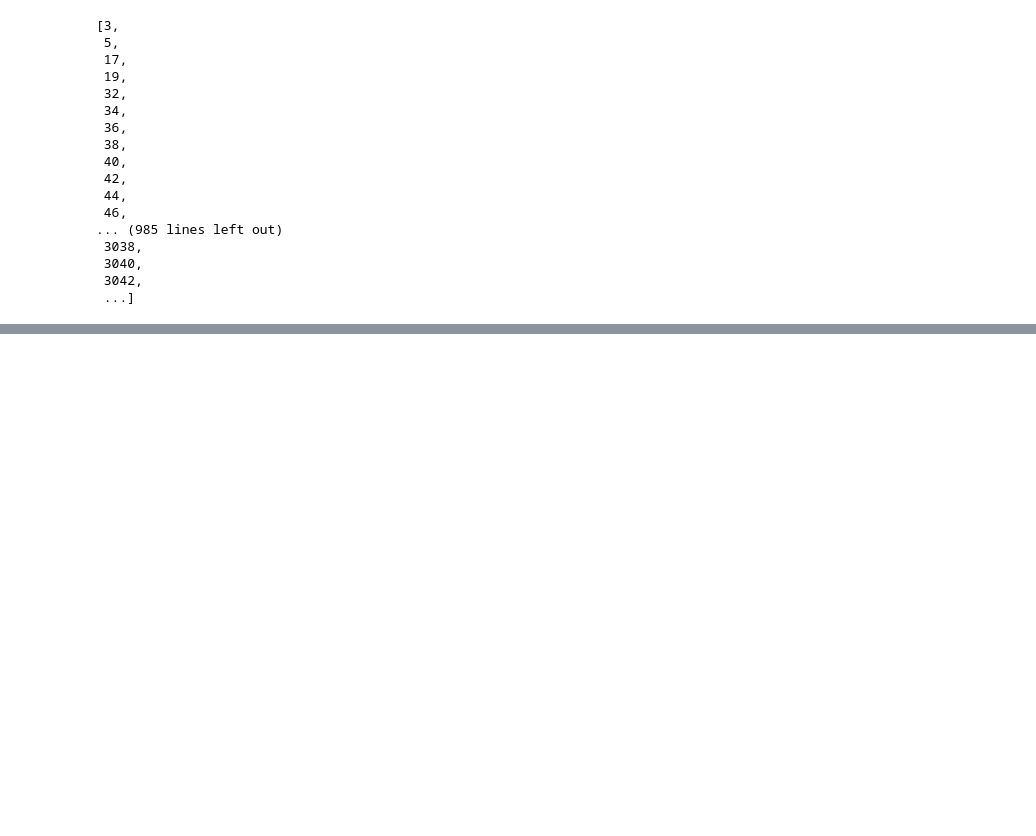
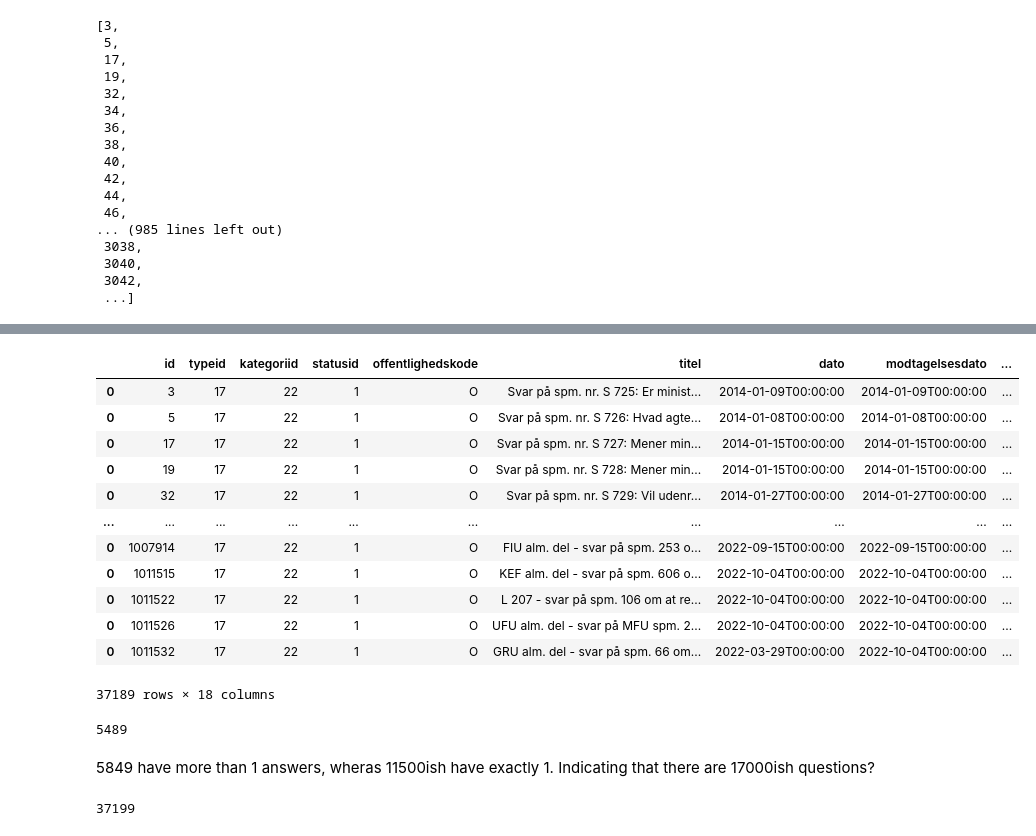
Before and after one commit to Rune-Nedergaard/XAI-NLP, a Jupyter notebook: notebooks/EDA.ipynb, the cells around one changed output, grey strips where cells are left out. Cells and saved outputs as stored; diff of their text form; code cells hidden in the pictures; blank space fills up the shorter version.

```diff
--- a/notebooks/EDA.ipynb
+++ b/notebooks/EDA.ipynb
@@ -101,7 +101,8 @@ def get_all_answers(url):
 
             r = requests.get(prev['odata.nextLink'])
             answers['value'] += r.json()['value']
-            print(f'Page {page} done')
+            if page % 50 == 0:
+                print(f'Page {page} done')
             page += 1
             prev = r.json()
 
@@ -446,0 +441,32 @@ df.to_csv('combined.csv', index=False)
+# %%
+#we check how many of the p20_answers "id" are not None
+p20_answers.head(-10)
+# %% [output]
+|  | id | typeid | kategoriid | statusid | offentlighedskode | titel | dato | modtagelsesdato | ... |
+| 0 | 3 | 17 | 22 | 1 | O | Svar på spm. nr. S 725: Er minist... | 2014-01-09T00:00:00 | 2014-01-09T00:00:00 | ... |
+| 0 | 5 | 17 | 22 | 1 | O | Svar på spm. nr. S 726: Hvad agte... | 2014-01-08T00:00:00 | 2014-01-08T00:00:00 | ... |
+| 0 | 17 | 17 | 22 | 1 | O | Svar på spm. nr. S 727: Mener min... | 2014-01-15T00:00:00 | 2014-01-15T00:00:00 | ... |
+| 0 | 19 | 17 | 22 | 1 | O | Svar på spm. nr. S 728: Mener min... | 2014-01-15T00:00:00 | 2014-01-15T00:00:00 | ... |
+| 0 | 32 | 17 | 22 | 1 | O | Svar på spm. nr. S 729: Vil udenr... | 2014-01-27T00:00:00 | 2014-01-27T00:00:00 | ... |
+| ... | ... | ... | ... | ... | ... | ... | ... | ... | ... |
+| 0 | 1007914 | 17 | 22 | 1 | O | FIU alm. del - svar på spm. 253 o... | 2022-09-15T00:00:00 | 2022-09-15T00:00:00 | ... |
+| 0 | 1011515 | 17 | 22 | 1 | O | KEF alm. del - svar på spm. 606 o... | 2022-10-04T00:00:00 | 2022-10-04T00:00:00 | ... |
+| 0 | 1011522 | 17 | 22 | 1 | O | L 207 - svar på spm. 106 om at re... | 2022-10-04T00:00:00 | 2022-10-04T00:00:00 | ... |
+| 0 | 1011526 | 17 | 22 | 1 | O | UFU alm. del - svar på MFU spm. 2... | 2022-10-04T00:00:00 | 2022-10-04T00:00:00 | ... |
+| 0 | 1011532 | 17 | 22 | 1 | O | GRU alm. del - svar på spm. 66 om... | 2022-03-29T00:00:00 | 2022-10-04T00:00:00 | ... |
+37189 rows × 18 columns
+# %%
+#checking how many p20_answers 'titel' are duplicates
+p20_answers['titel'].value_counts()
+
+#checking how many have value_counts above 1
+len(p20_answers['titel'].value_counts()[p20_answers['titel'].value_counts() > 1])
+# %% [output]
+5489
+# %% [markdown]
+5849 have more than 1 answers, wheras 11500ish have exactly 1. Indicating that there are 17000ish questions?
+# %%
+#checking how many unique 'spørgsmålsid' there are
+len(p20_answers['id'].unique())
+# %% [output]
+37199
```
Also changed, not shown: parts of 2 cells of this notebook, 5 other files.
